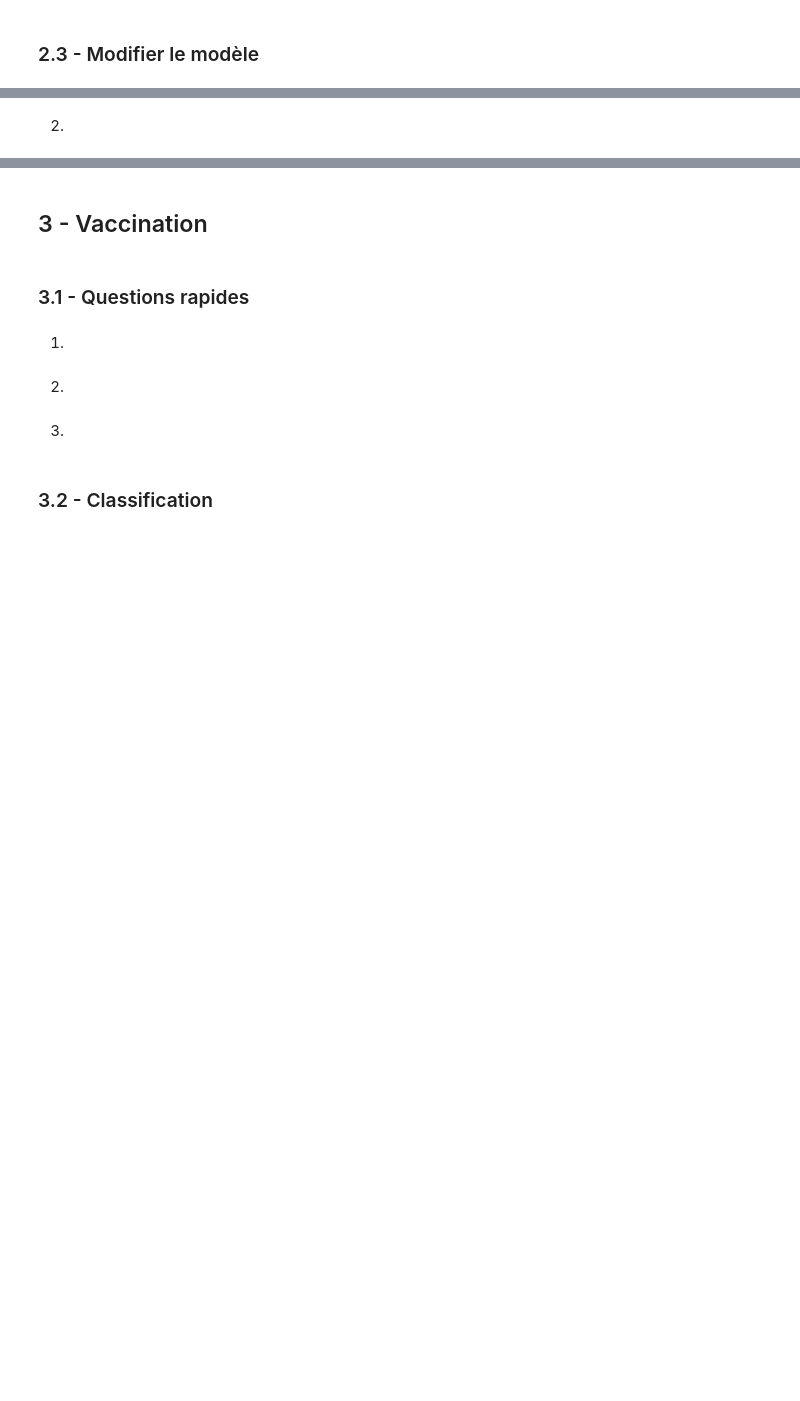
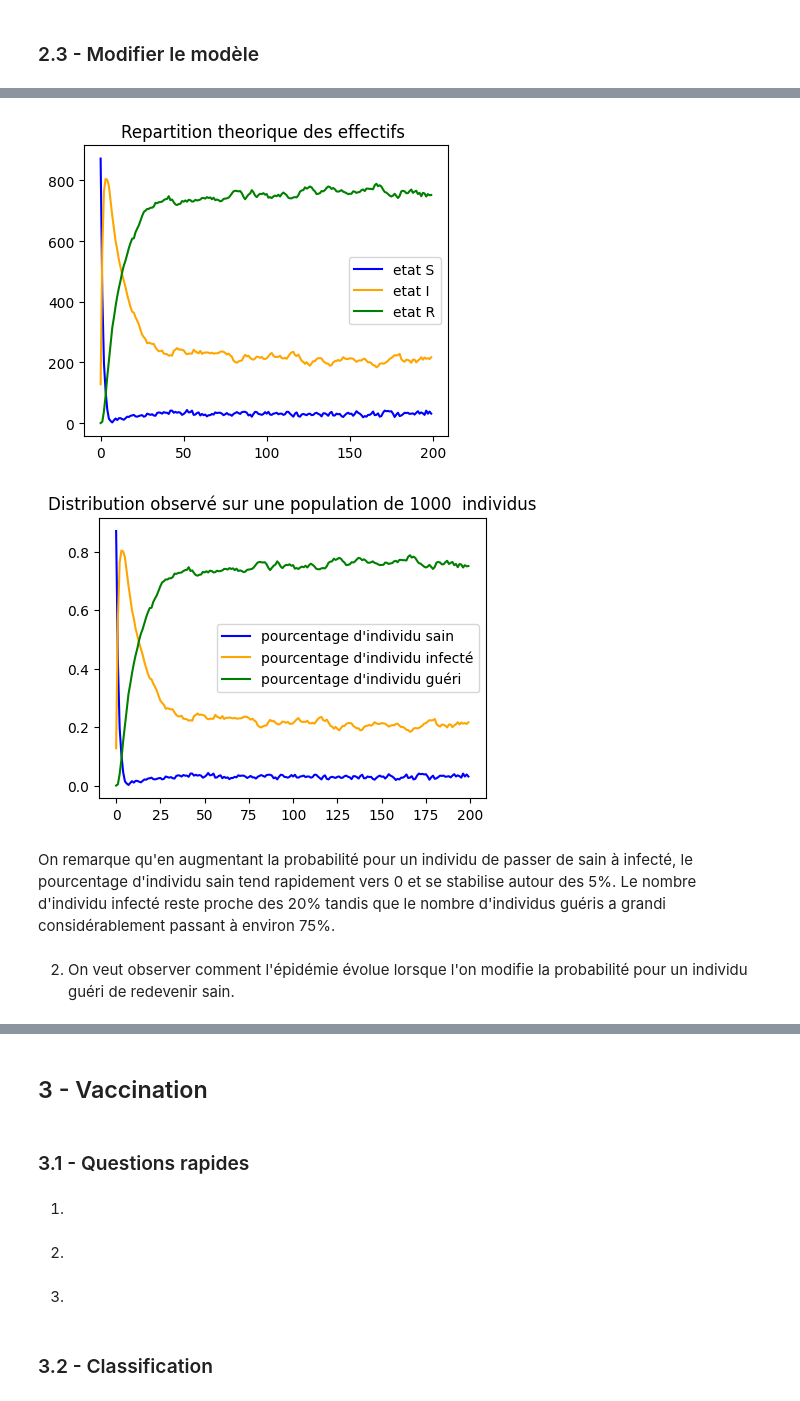
Before and after one commit to tkqdldk/Markov_Epidemio, a Jupyter notebook: projet3.ipynb.ipynb, the cells around one changed output, grey strips where cells are left out. Saved outputs shown, nothing was run; the diff lists cells and outputs as text; code cells hidden in the pictures; blank space fills up the shorter version.

```diff
--- a/projet3.ipynb.ipynb
+++ b/projet3.ipynb.ipynb
@@ -505,2 +545,14 @@ On observe sur le second modèle que comme pour le premier modéle vers le temps
+# %%
+T = 200
+nombre_individus = 1000
+vecteur_initial = np.array([0.9, 0.1, 0])
+modstoi = np.array([[0.5,0.5,0],[0,0.93,0.07], [0.02,0,0.98]])
+
+seq = Evolution_sequences(nombre_individus, modstoi, T,vecteur_initial)
+# %% [output]
+[figure, added]
+[figure, added]
+# %% [markdown]
+On remarque qu'en augmentant la probabilité pour un individu de passer de sain à infecté, le pourcentage d'individu sain tend rapidement vers 0 et se stabilise autour des 5%. Le nombre d'individu infecté reste proche des 20% tandis que le nombre d'individus guéris a grandi considérablement passant à environ 75%.
 # %% [markdown]
-2.
+2.  On veut observer comment l'épidémie évolue lorsque l'on modifie la probabilité pour un individu guéri de redevenir sain.
```
Also changed, not shown: parts of 14 cells of this notebook.
